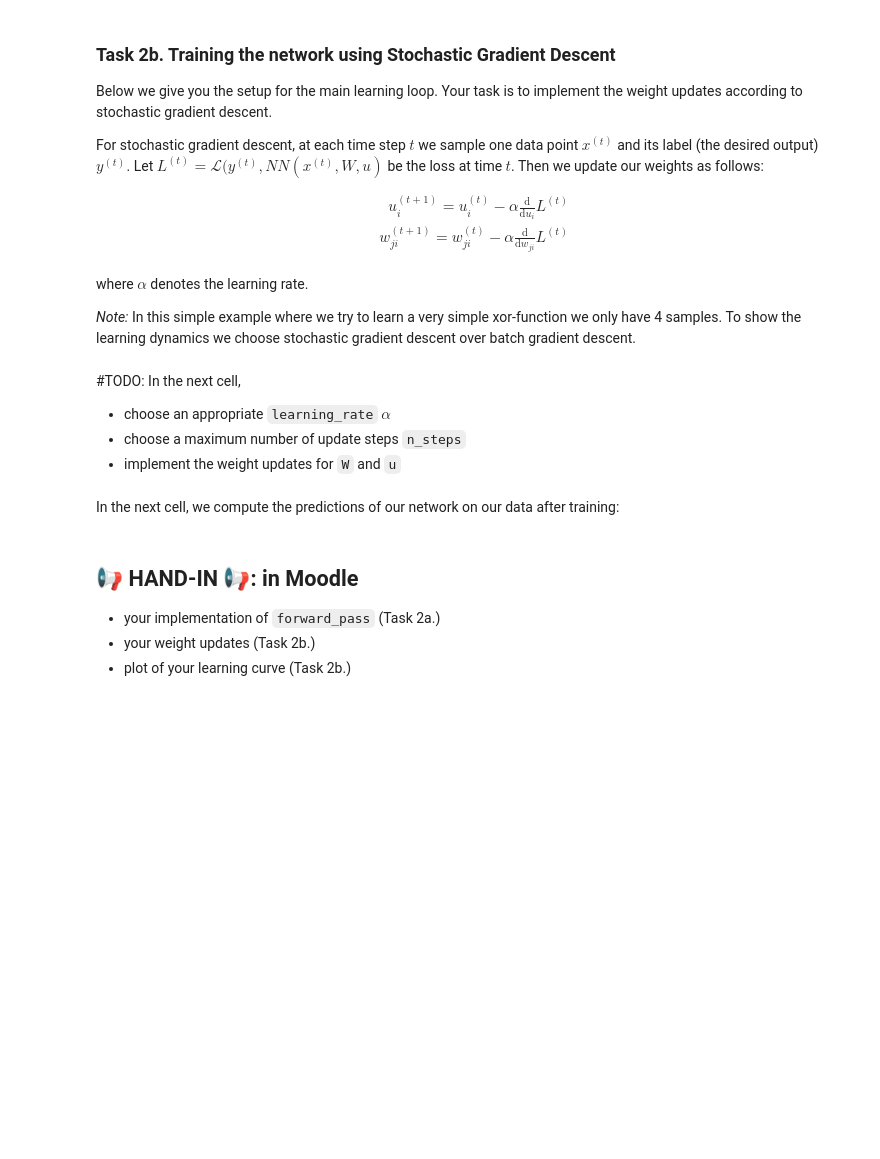
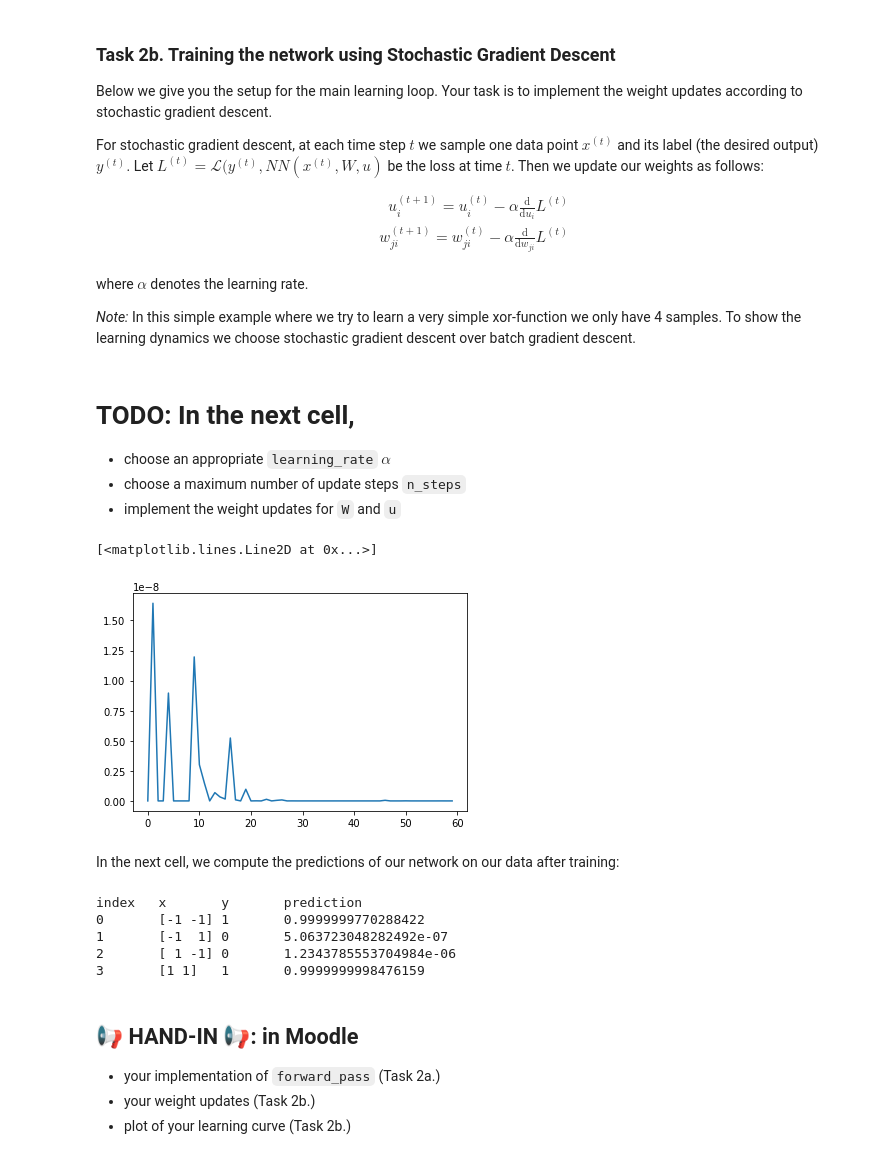
Before and after one commit to schazadm/mldm_hs22, a Jupyter notebook: labs/L09_Neural_Networks_Part1_LAB_ASSIGNMENT.ipynb, the cells around one changed output. Saved outputs shown, nothing was run; the diff lists cells and outputs as text; code cells hidden in the pictures; blank space fills up the shorter version.

```diff
--- a/labs/L09_Neural_Networks_Part1_LAB_ASSIGNMENT.ipynb
+++ b/labs/L09_Neural_Networks_Part1_LAB_ASSIGNMENT.ipynb
@@ -254,8 +261,8 @@ def forward_pass(
 
   Note: numpy array indices start from 0 not from 1
   """
-  # TODO
-  return ...
+  # u @ activation(x @ W)
+  return activation(u @ activation(x.T @ W))
 # %% [markdown]
 In the next cell, we compute the predictions of our network for our data:
 # %%
@@ -320,41 +333,50 @@ where $\alpha$ denotes the learning rate.
 
 *Note:* In this simple example where we try to learn a very simple xor-function we only have 4 samples. To show the learning dynamics we choose stochastic gradient descent over batch gradient descent.
 # %% [markdown]
-#TODO: In the next cell,
+# TODO: In the next cell,
 * choose an appropriate `learning_rate` $\alpha$
 * choose a maximum number of update steps `n_steps`
 * implement the weight updates for `W` and `u`
 # %%
-learning_rate = ...  # choose appropriate learning rate
-n_steps = ...        # choose an appropriate number of training iterations
+learning_rate = .6 # choose appropriate learning rate
+n_steps = 60 # choose an appropriate number of training iterations
 
 losses = []
 for t in range(n_steps):
 
   # randomly sample one of the 4 data points
   sample_ix = rng.integers(4)
   x_t = X[sample_ix]
   y_t = y[sample_ix]
 
   # compute and log squared error for the current sample
   loss = 0.5 * (y_t - forward_pass(x_t, W, u))**2
   losses.append(loss)
 
   # compute gradients (partial derivatives of our weights)
   grad_u, grad_w = grads(y_t, x_t, W, u)
 
   # update our weights
-  W = ...
-  u = ...
+  W = W - learning_rate * grad_w
+  u = u - learning_rate * grad_u
 
 # plot learning curve
 plt.plot(np.arange(n_steps), losses)
+# %% [output]
+[<matplotlib.lines.Line2D at 0x...>]
+[figure, added]
 # %% [markdown]
 In the next cell, we compute the predictions of our network on our data after training:
 # %%
 print("index", "x", "y", "prediction", sep="\t")
 for i in range(4):
   print(i, X[i, :], y[i], forward_pass(X[i, :], W, u), sep="\t")
+# %% [output]
+index   x       y       prediction
+0       [-1 -1] 1       0.9999999770288422
+1       [-1  1] 0       5.063723048282492e-07
+2       [ 1 -1] 0       1.2343785553704984e-06
+3       [1 1]   1       0.9999999998476159
 # %% [markdown]
 ## 📢 **HAND-IN** 📢: in Moodle
 
```
Also changed, not shown: parts of 11 cells of this notebook.
